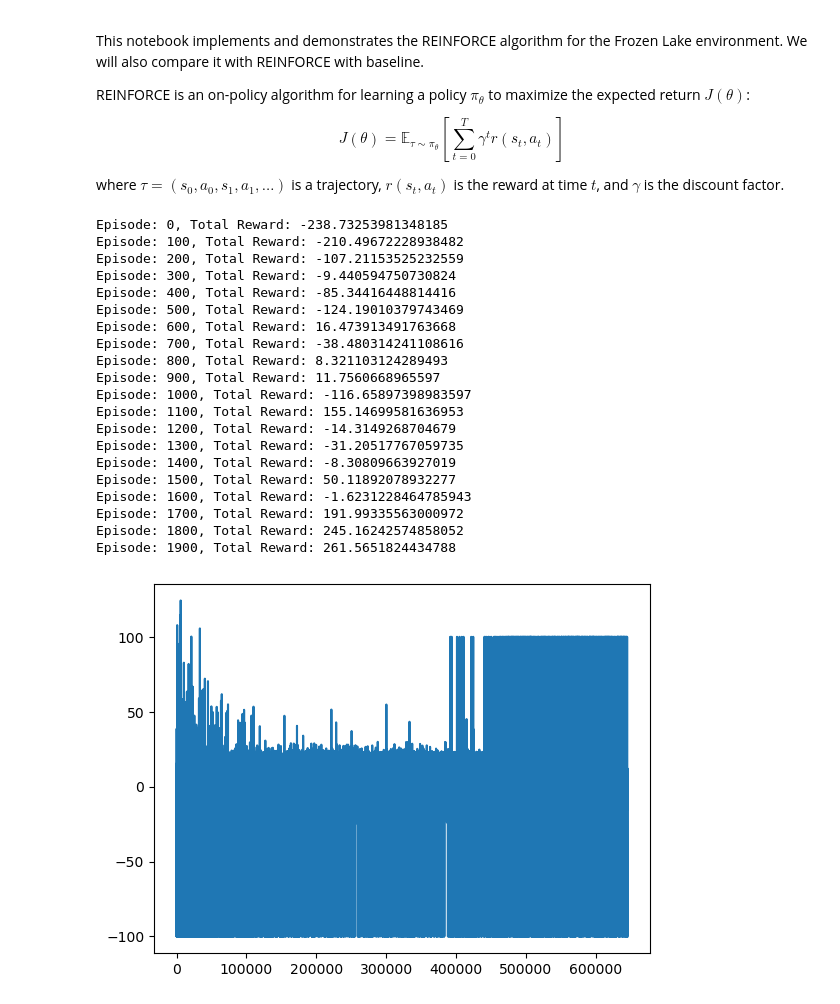
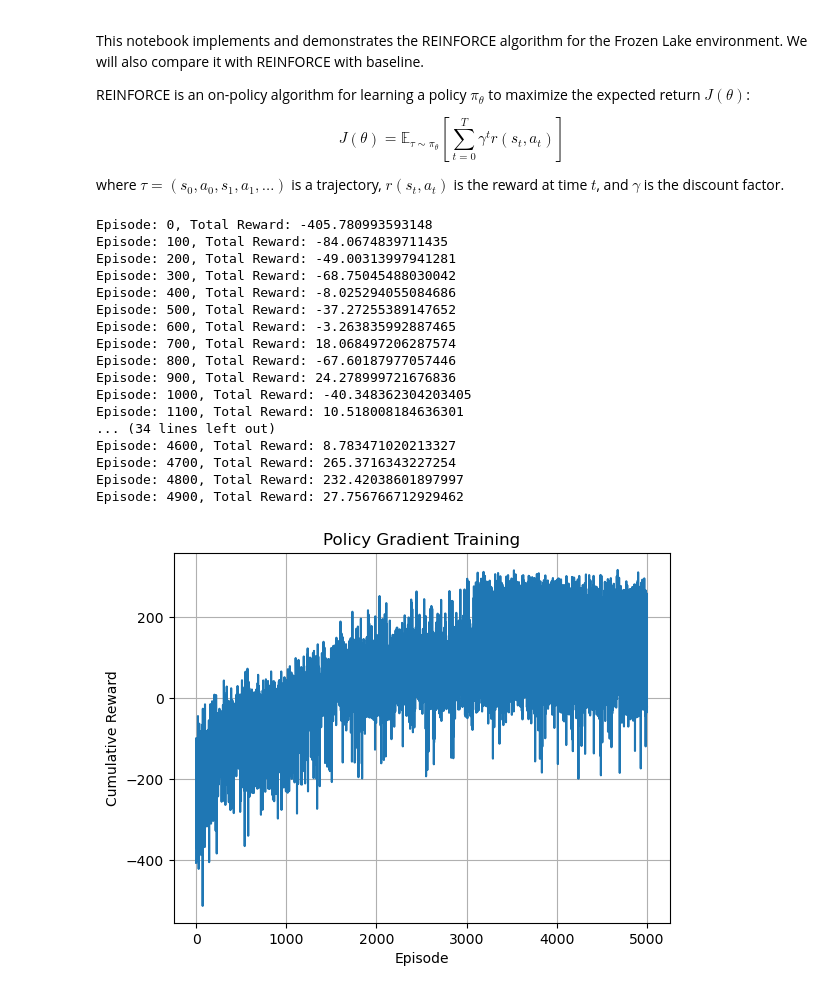
Before and after one commit to ajdillhoff/CSE6363, a Jupyter notebook: reinforcement_learning/reinforce_lunar_lander.ipynb, the cells around one changed output. Cells and saved outputs as stored; diff of their text form; code cells hidden in the pictures.

```diff
--- a/reinforcement_learning/reinforce_lunar_lander.ipynb
+++ b/reinforcement_learning/reinforce_lunar_lander.ipynb
@@ -32,7 +32,7 @@ class Policy(nn.Module):
 
         return action, log_prob
 
-def reinforce(env, policy, optimizer, n_episodes=2000, gamma=0.99):
+def reinforce(env, policy, optimizer, n_episodes=5000, gamma=0.99):
     all_rewards = []
     for episode in range(n_episodes):
         log_probs = []
@@ -46,10 +46,12 @@ def reinforce(env, policy, optimizer, n_episodes=2000, gamma=0.99):
             log_probs.append(log_prob)
             state, reward, terminated, truncated, _ = env.step(action)
             rewards.append(reward)
-            all_rewards.append(reward)
 
             if terminated or truncated:
                 break
+
+        # Compute cumulative rewards
+        all_rewards.append(sum(rewards))
 
         returns = []
         R = 0
@@ -57,54 +59,55 @@ def reinforce(env, policy, optimizer, n_episodes=2000, gamma=0.99):
             R = r + gamma * R
             returns.insert(0, R)
 
         returns = torch.tensor(returns)
         returns = (returns - returns.mean()) / (returns.std() + 1e-9)
 
         policy_loss = []
         for log_prob, R in zip(log_probs, returns):
             policy_loss.append(-log_prob * R)
 
         optimizer.zero_grad()
         policy_loss = torch.stack(policy_loss).sum()
         policy_loss.backward()
         optimizer.step()
 
         if episode % 100 == 0:
             print(f"Episode: {episode}, Total Reward: {sum(rewards)}")
 
     # Visualize rewards over time
     import matplotlib.pyplot as plt
     plt.plot(all_rewards)
+    plt.xlabel('Episode')
+    plt.ylabel('Cumulative Reward')
+    plt.title('Policy Gradient Training')
+    plt.grid()
     plt.show()
 
 env = gym.make("LunarLander-v2")
 state_size = env.observation_space.shape[0]
 action_size = env.action_space.n
 policy = Policy(state_size, action_size)
 optimizer = optim.Adam(policy.parameters(), lr=1e-2)
 reinforce(env, policy, optimizer)
 # %% [output]
-Episode: 0, Total Reward: -238.73253981348185
-Episode: 100, Total Reward: -210.49672228938482
-Episode: 200, Total Reward: -107.21153525232559
-Episode: 300, Total Reward: -9.440594750730824
-Episode: 400, Total Reward: -85.34416448814416
-Episode: 500, Total Reward: -124.19010379743469
-Episode: 600, Total Reward: 16.473913491763668
-Episode: 700, Total Reward: -38.480314241108616
-Episode: 800, Total Reward: 8.321103124289493
-Episode: 900, Total Reward: 11.7560668965597
-Episode: 1000, Total Reward: -116.65897398983597
-Episode: 1100, Total Reward: 155.14699581636953
-Episode: 1200, Total Reward: -14.3149268704679
-Episode: 1300, Total Reward: -31.20517767059735
-Episode: 1400, Total Reward: -8.30809663927019
-Episode: 1500, Total Reward: 50.11892078932277
-Episode: 1600, Total Reward: -1.6231228464785943
-Episode: 1700, Total Reward: 191.99335563000972
-Episode: 1800, Total Reward: 245.16242574858052
-Episode: 1900, Total Reward: 261.5651824434788
+Episode: 0, Total Reward: -405.780993593148
+Episode: 100, Total Reward: -84.0674839711435
+Episode: 200, Total Reward: -49.00313997941281
+Episode: 300, Total Reward: -68.75045488030042
+Episode: 400, Total Reward: -8.025294055084686
+Episode: 500, Total Reward: -37.27255389147652
+Episode: 600, Total Reward: -3.263835992887465
+Episode: 700, Total Reward: 18.068497206287574
+Episode: 800, Total Reward: -67.60187977057446
+Episode: 900, Total Reward: 24.278999721676836
+Episode: 1000, Total Reward: -40.348362304203405
+Episode: 1100, Total Reward: 10.518008184636301
+... (34 lines left out)
+Episode: 4600, Total Reward: 8.783471020213327
+Episode: 4700, Total Reward: 265.3716343227254
+Episode: 4800, Total Reward: 232.42038601897997
+Episode: 4900, Total Reward: 27.756766712929462
-[figure, old version]
+[figure, new version]
 # %%
 env = gym.make("LunarLander-v2", render_mode="human")
 
```
Also changed, not shown: parts of 3 cells of this notebook.
